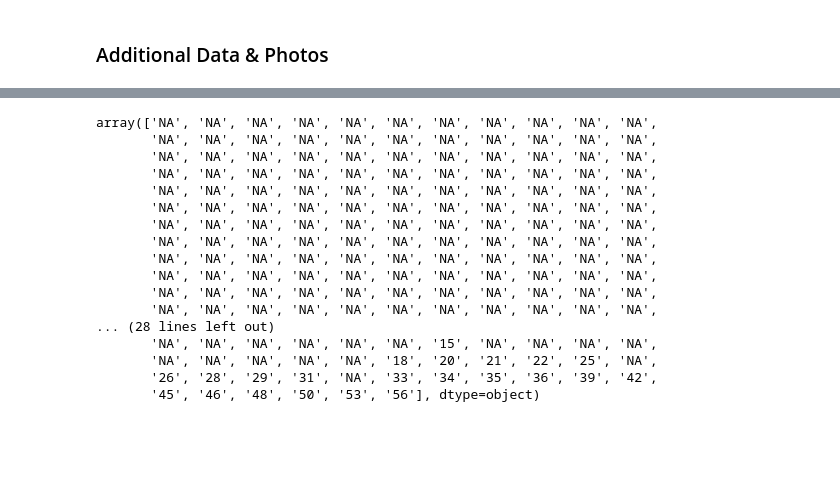
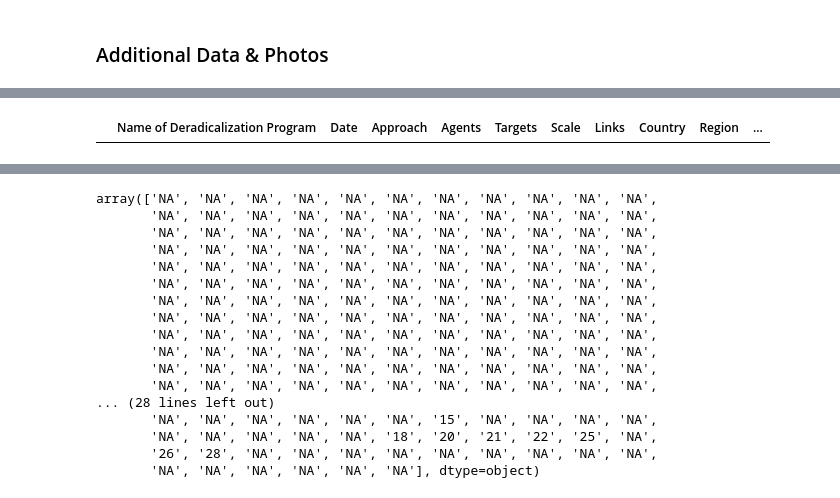
Before and after one commit to cankadir/Radical_Project, a Jupyter notebook: PY/230520_Data_Correction.ipynb, the cells around one changed output, grey strips where cells are left out. Drawn from its saved outputs; the diff is of its cells as text; code cells hidden in the pictures; blank space fills up the shorter version.

```diff
--- a/PY/230520_Data_Correction.ipynb
+++ b/PY/230520_Data_Correction.ipynb
@@ -197,7 +194,7 @@ d83.columns = d83.columns.str.replace('Copyright','Caption')
 d83 = d83.drop( ['Number','lat','lon'] , axis=1 )
 # display(d83.head(2))
 
-d93 = pd.read_excel( r"C:\Users\cansu\OneDrive\Desktop\dred_data_2\D9.3 Data rev.xlsx" )
+d93 = pd.read_excel( r"C:\Users\cansu\OneDrive\Desktop\dred_data_2\D9.3 Data rev.2.xlsx" )
 d93['source'] = 'deradical'
 d93['source_2'] = '93'
 d93['lat'] = None
@@ -225,6 +222,10 @@ add_data.head( 3 )
 | 0 | Football 4 Peace-Israel | 2001 | One of the guiding principles of ... | "Off-pitch manual" activities- ge... | Jewish and Arab Youths, Teenagers... | International/Tel Aviv/Local | https://www.football4peace.org.uk... | Israel | Tel Aviv District | ... |
 | 1 | Kicking Racism and Violence out o... | 2003 | Kicking Homophobia out of the fie... | The NGO holds Conferences, sugges... | Jewish and Arab football clubs, f... | Jerusalem, Herzilya, Tel Aviv-Jaf... | https://nif.org.il/kickitout-con-... | Israel | Tel Aviv District | ... |
 | 2 | Athena- the centre for progressin... | 2007 | 1. Establishing a quantitative an... | Athena acts to recruit, retain, a... | Girls, young women, and women in ... | Tel Aviv/Local also | https://www.athenawomen.org.il/en... | Israel | Central District | ... |
+# %%
+add_data[ add_data['Approach'].isnull() ]
+# %% [output]
+|  | Name of Deradicalization Program | Date | Approach | Agents | Targets | Scale | Links | Country | Region | ... |
 # %%
 add_data.columns = add_data.columns.str.replace('Name of Deradicalization Program','Program Name')
 add_data.columns = add_data.columns.str.replace('Address','address')
@@ -280,7 +281,7 @@ array(['NA', 'NA', 'NA', 'NA', 'NA', 'NA', 'NA', 'NA', 'NA', 'NA', 'NA',
 ... (28 lines left out)
        'NA', 'NA', 'NA', 'NA', 'NA', 'NA', '15', 'NA', 'NA', 'NA', 'NA',
        'NA', 'NA', 'NA', 'NA', 'NA', '18', '20', '21', '22', '25', 'NA',
-       '26', '28', '29', '31', 'NA', '33', '34', '35', '36', '39', '42',
-       '45', '46', '48', '50', '53', '56'], dtype=object)
+       '26', '28', 'NA', 'NA', 'NA', 'NA', 'NA', 'NA', 'NA', 'NA', 'NA',
+       'NA', 'NA', 'NA', 'NA', 'NA', 'NA'], dtype=object)
 # %%
 total_data.to_json(
```
Also changed, not shown: parts of 2 cells of this notebook.
